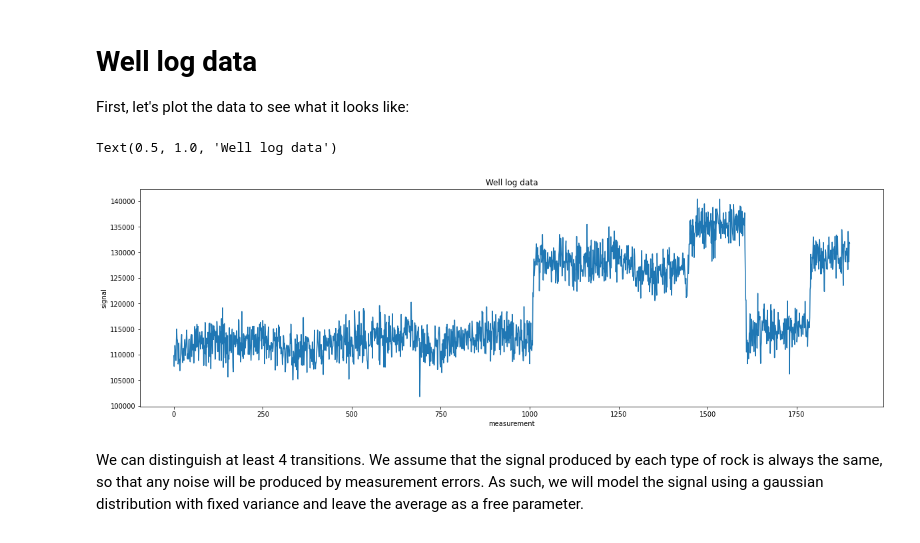
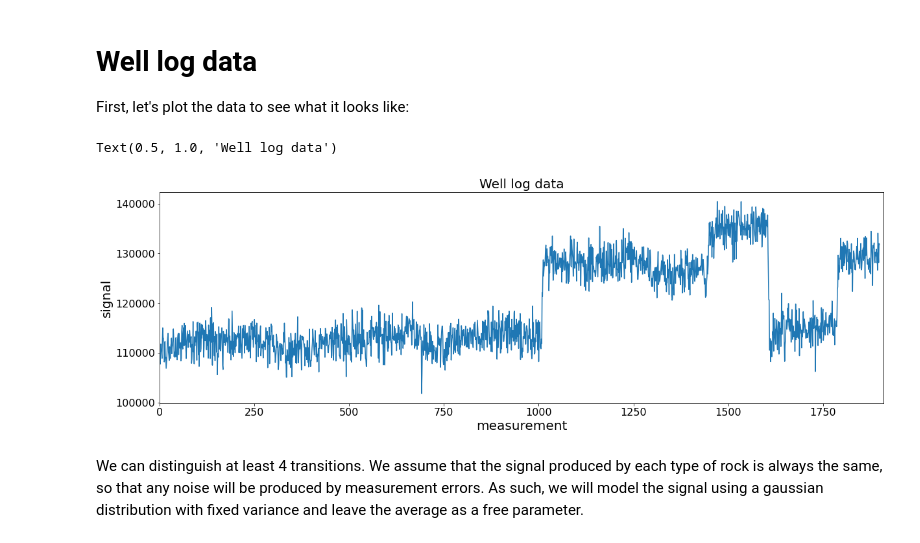
Before and after one commit to MartaBuetas/Bayesian-Switchpoint-Analysis-Applications, a Jupyter notebook: WELL-LOG DATA.ipynb, the cells around one changed output. Cells and saved outputs as stored; diff of their text form; code cells hidden in the pictures.

```diff
--- a/WELL-LOG DATA.ipynb
+++ b/WELL-LOG DATA.ipynb
@@ -15,16 +15,26 @@ with open("well.dat", "r") as f:
 # %%
 data = data[:1900]
 
 x = np.arange(len(data))
 
 fig, ax = plt.subplots(figsize=(20, 6))
 ax.plot(x, data)
-ax.set_xlabel('measurement')
-ax.set_ylabel('signal')
-ax.set_title('Well log data')
+
+plt.xticks(np.arange(min(x), max(x)+1, 250))
+plt.yticks(np.arange(100000, max(data)+1, 10000))
+plt.xlim([0, 1910])
+plt.xticks(fontsize=16)
+plt.yticks(fontsize=16)
+
+plt.setp(ax.get_xticklabels(), fontsize=16)
+
+#ax.xrange([0,1900])
+ax.set_xlabel('measurement', fontsize=20)
+ax.set_ylabel('signal', fontsize=20)
+ax.set_title('Well log data', fontsize=20)
 # %% [output]
 Text(0.5, 1.0, 'Well log data')
-[figure, old version]
+[figure, new version]
 # %% [markdown]
 We can distinguish at least 4 transitions. We assume that the signal produced by each type of rock is always the same, so that any noise will be produced by measurement errors. As such, we will model the signal using a gaussian distribution with fixed variance and leave the average as a free parameter.
 # %%
```
Also changed, not shown: parts of 6 cells of this notebook, 4 other files.
